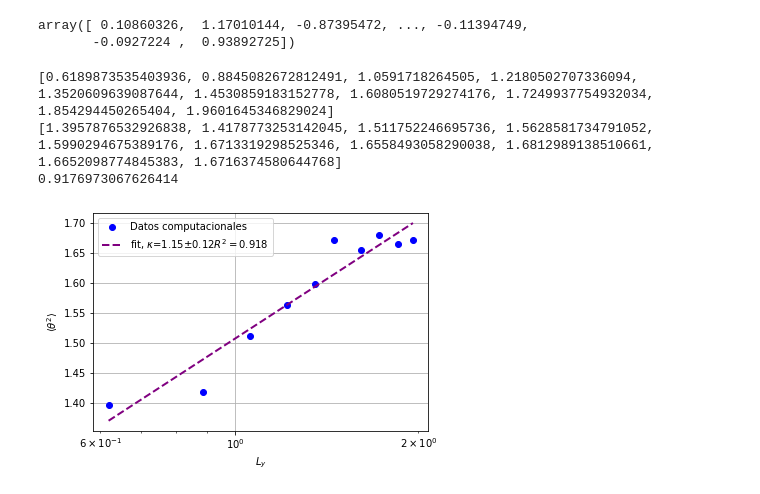
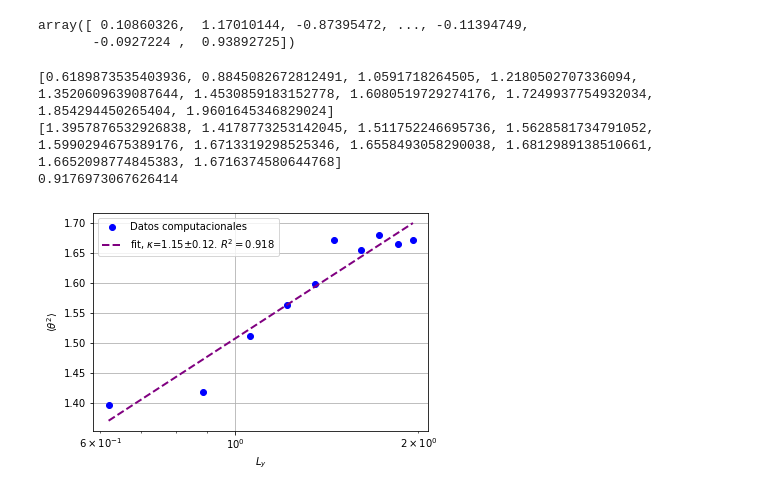
Before and after one commit to CamiloFajardo2021/Statistical_mechanics-project, a Jupyter notebook: angle.ipynb, the cells around one changed output. Drawn from its saved outputs; the diff is of its cells as text; code cells hidden in the pictures.

```diff
--- a/angle.ipynb
+++ b/angle.ipynb
@@ -259,35 +259,35 @@ print (LY2)
 print (THETA2)
 
 def theta_Ly (x, a, k):
     return a + (k*np.log(x))/4
 
 
 
 popt1, pcov1 = curve_fit(theta_Ly, LY2, THETA2)
 
 delta_k = np.sqrt(pcov1[1, 1])
 residuals = THETA2- theta_Ly(LY2, *popt1)
 ss_res = np.sum(residuals**2)
 ss_tot = np.sum((THETA2-np.mean(THETA2))**2)
 r_squared = 1 - (ss_res / ss_tot)
 
 print(r_squared)
 
 
 plt.plot(LY2, THETA2, 'o',label="Datos computacionales", color="blue", markersize=6)
 plt.plot(LY2, theta_Ly(LY2, *popt1), "--", label=r"fit, $\kappa$" + f"={popt1[1]:.2f}" \
-         + r"$\pm$" + f"{delta_k:.2f}" + r"$R^2 = $" + f"{r_squared:.3f}", linewidth=2, color="purple")
+         + r"$\pm$" + f"{delta_k:.2f}. " + r"$R^2 = $" + f"{r_squared:.3f}", linewidth=2, color="purple")
 plt.xlabel(r'$L_y$')
 plt.ylabel(r'$\langle \theta^2 \rangle$')
 plt.xscale('log')
 plt.legend()
 plt.grid()
 plt.show()
 # %% [output]
 [0.6189873535403936, 0.8845082672812491, 1.0591718264505, 1.2180502707336094, 1.3520609639087644, 1.4530859183152778, 1.6080519729274176, 1.7249937754932034, 1.854294450265404, 1.9601645346829024]
 [1.3957876532926838, 1.4178773253142045, 1.511752246695736, 1.5628581734791052, 1.5990294675389176, 1.6713319298525346, 1.6558493058290038, 1.6812989138510661, 1.6652098774845383, 1.6716374580644768]
 0.9176973067626414
-[figure, old version]
+[figure, new version]
 # %%
 delta = 0.01
 XX = [0, 1, 1+delta, 2, 2+delta, 3, 3+delta, 4, 4+delta, 5]
```
